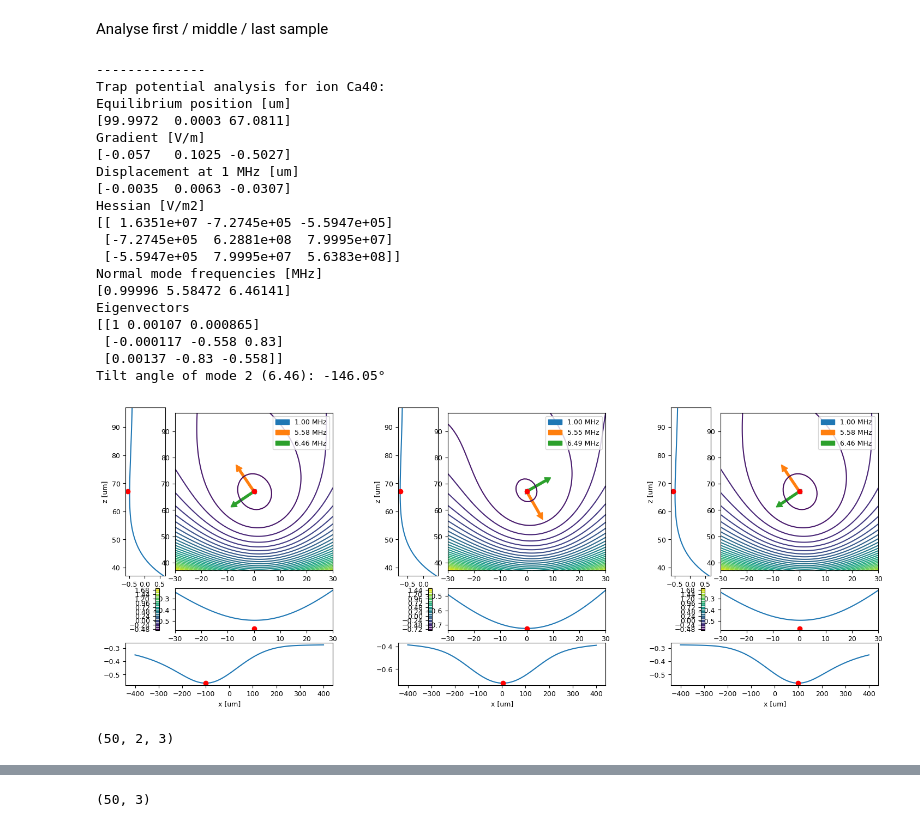
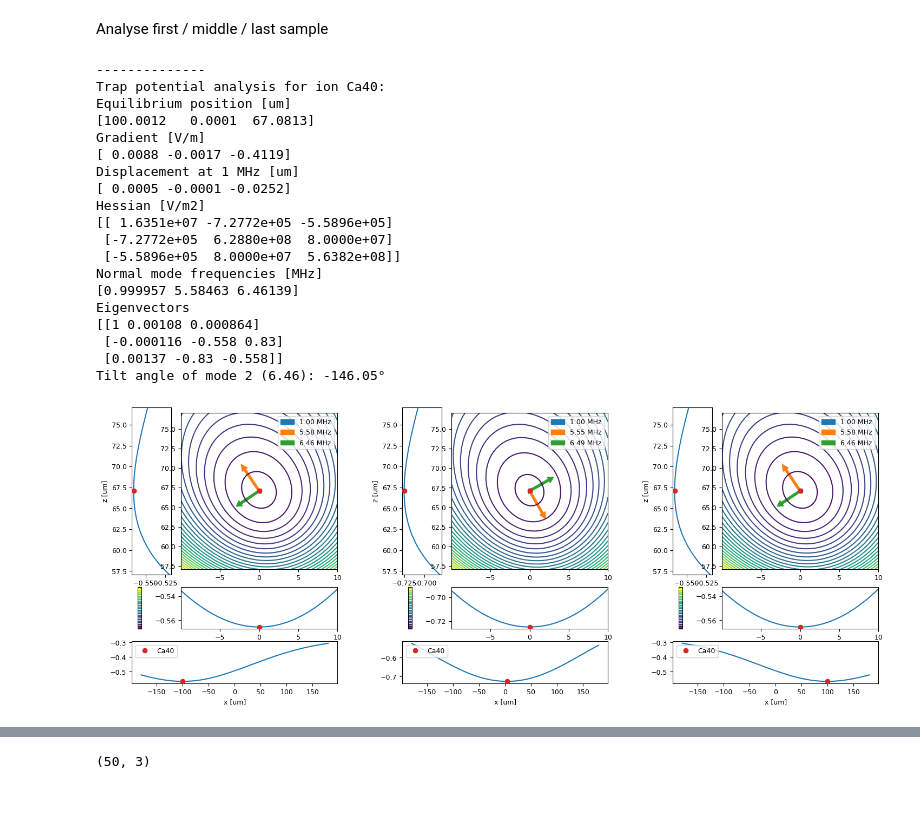
Before and after one commit to tiqi-group/pytrans-examples, a Jupyter notebook: examples/02_transport.ipynb, the cells around one changed output, grey strips where cells are left out. Drawn from its saved outputs; the diff is of its cells as text; code cells hidden in the pictures; blank space fills up the shorter version.

```diff
--- a/examples/02_transport.ipynb
+++ b/examples/02_transport.ipynb
@@ -102,33 +111,36 @@ waveform = np.load(_dir / 'waveform_transport.npy')
 Analyse first / middle / last sample
 # %%
 r0 = (0, 0, trap.z0)
+roi = ((-180e-6, 180e-6), 10e-6, 10e-6)
+
+_kwargs = dict(ions=Ca40, r0=r0, roi=roi, verbose=False)
 
 fig, axes = plot_potential_make_layout(3)
-res1 = analyse_potential(trap, voltages=waveform[0], ions=Ca40, r0=r0, verbose=False, axes=axes[0])
-res1 = analyse_potential(trap, voltages=waveform[len(waveform) // 2], ions=Ca40, r0=r0, verbose=False, axes=axes[1])
-res2 = analyse_potential(trap, voltages=waveform[-1], ions=Ca40, r0=r0, verbose=False, axes=axes[2])
+res1 = analyse_potential(trap, voltages=waveform[0], axes=axes[0], **_kwargs)
+res1 = analyse_potential(trap, voltages=waveform[len(waveform) // 2], axes=axes[1], **_kwargs)
+res2 = analyse_potential(trap, voltages=waveform[-1], axes=axes[2], **_kwargs)
 
 res2
 # %% [output]
 --------------
 Trap potential analysis for ion Ca40:
 Equilibrium position [um]
-[99.9972  0.0003 67.0811]
+[100.0012   0.0001  67.0813]
 Gradient [V/m]
-[-0.057   0.1025 -0.5027]
+[ 0.0088 -0.0017 -0.4119]
 Displacement at 1 MHz [um]
-[-0.0035  0.0063 -0.0307]
+[ 0.0005 -0.0001 -0.0252]
 Hessian [V/m2]
-[[ 1.6351e+07 -7.2745e+05 -5.5947e+05]
- [-7.2745e+05  6.2881e+08  7.9995e+07]
- [-5.5947e+05  7.9995e+07  5.6383e+08]]
+[[ 1.6351e+07 -7.2772e+05 -5.5896e+05]
+ [-7.2772e+05  6.2880e+08  8.0000e+07]
+ [-5.5896e+05  8.0000e+07  5.6382e+08]]
 Normal mode frequencies [MHz]
-[0.99996 5.58472 6.46141]
+[0.999957 5.58463 6.46139]
 Eigenvectors
-[[1 0.00107 0.000865]
- [-0.000117 -0.558 0.83]
+[[1 0.00108 0.000864]
+ [-0.000116 -0.558 0.83]
  [0.00137 -0.83 -0.558]]
 Tilt angle of mode 2 (6.46): -146.05°
-[figure, old version]
+[figure, new version]
 # %%
 from pytrans.analysis import analyse_waveform
@@ -142,4 +158,0 @@ x_eq2 = np.stack([r.mode_solver_results.x_eq * 1e6 for r in results], axis=0)
-# %%
-x_eq2.shape
-# %% [output]
-(50, 2, 3)
```
Also changed, not shown: parts of 10 cells of this notebook, 6 other files.
